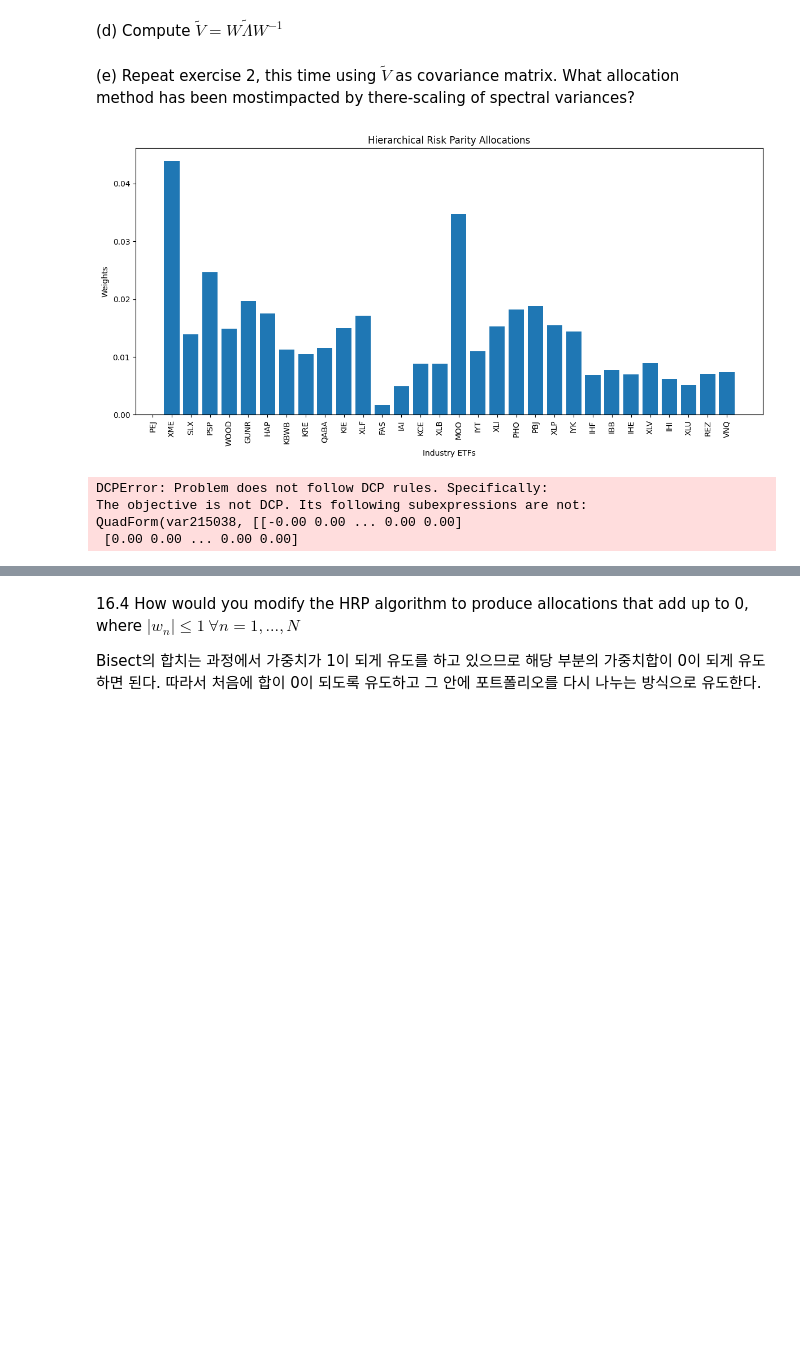
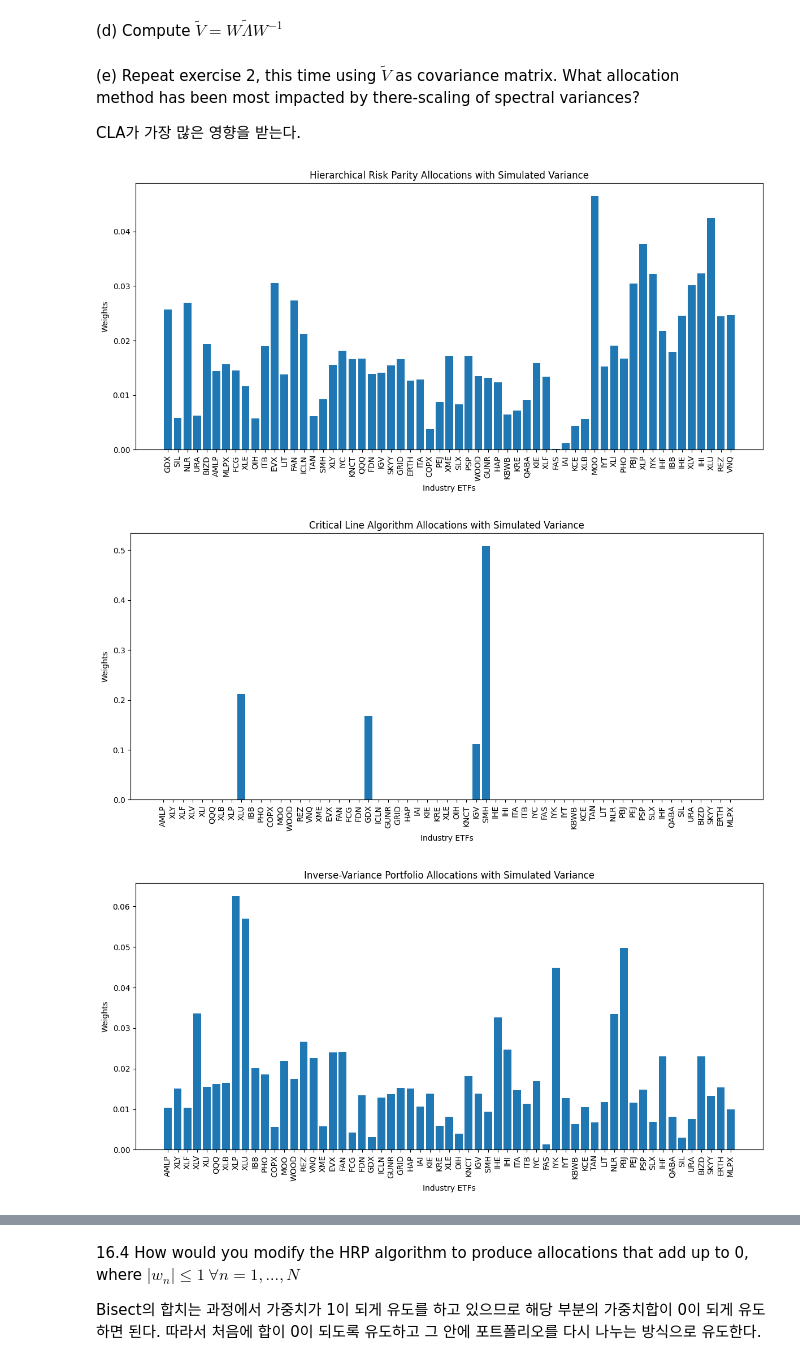
Before and after one commit to Green-grape/AFML, a Jupyter notebook: chapter16/exercise.ipynb, the cells around one changed output, grey strips where cells are left out. Saved outputs shown, nothing was run; the diff lists cells and outputs as text; code cells hidden in the pictures; blank space fills up the shorter version.

```diff
--- a/chapter16/exercise.ipynb
+++ b/chapter16/exercise.ipynb
@@ -108,11 +108,11 @@ def get_recursive_bisection(cov, sort_idx):
 
 
 sort_idx=get_quasi_diagonal_matrix_list(link)
-w=get_recursive_bisection(V, sort_idx)
+w_hrp=get_recursive_bisection(V, sort_idx)
 
 import matplotlib.pyplot as plt
 plt.figure(figsize=(12, 6))
-plt.bar(V.index[w.index], w.values)
+plt.bar(V.index[w_hrp.index], w_hrp.values)
 plt.title("Hierarchical Risk Parity Allocations")
 plt.xlabel("Industry ETFs")
 plt.ylabel("Weights")
@@ -146,8 +146,8 @@ def get_cla_weights(var):
     return w
 
 plt.figure(figsize=(12, 6))
-w= get_cla_weights(V)
-plt.bar(V.index.values, w)
+w_cla= get_cla_weights(V)
+plt.bar(V.index.values, w_cla)
 plt.title("Hierarchical Risk Parity Allocations")
 plt.xlabel("Industry ETFs")
 plt.ylabel("Weights")
@@ -159,11 +159,11 @@ plt.show()
 # %% [markdown]
 (c) Compute the IVP(Inverse-Variance Portfolio) allocations
 # %%
-weights= 1/industry_etf_price.pct_change().dropna().var()
-weights /= weights.sum()  # Normalize weights to sum to 1
+w_ivp= 1/industry_etf_price.pct_change().dropna().var()
+w_ivp /= w_ivp.sum()  # Normalize w_ivp to sum to 1
 
 plt.figure(figsize=(12, 6))
-plt.bar(V.index, weights)
+plt.bar(V.index, w_ivp)
 plt.title("Inverse-Variance Portfolio Allocations")
 plt.xlabel("Industry ETFs")
 plt.ylabel("Weights")
@@ -187,7 +187,7 @@ Eigenvalues:
 # %% [markdown]
 (b) Form an array $\epsilon$ by drawing N random numbers from a U[0,1] distribution.
 # %%
-epsilon=np.random.normal(0, 1, len(V))
+epsilon=np.random.uniform(0, 1, len(V))
 # %% [markdown]
 (c) Form an NxN matrix $\tilde\Lambda$
 where
@@ -203,35 +203,57 @@ simulated_var = pd.DataFrame(simulated_var, index=V.index, columns=V.columns)
 # %% [markdown]
 (e) Repeat exercise 2, this time using $\tilde{V}$
 as covariance matrix. What allocation
-method has been mostimpacted by there-scaling of spectral variances?
+method has been most impacted by there-scaling of spectral variances?
+
+CLA가 가장 많은 영향을 받는다.
 # %%
 # HRP
 sort_idx=get_quasi_diagonal_matrix_list(link)
-w=get_recursive_bisection(simulated_var, sort_idx)
+w_hrp_sim=get_recursive_bisection(simulated_var, sort_idx)
 
 import matplotlib.pyplot as plt
 plt.figure(figsize=(12, 6))
-plt.bar(V.index[w.index], w.values)
-plt.title("Hierarchical Risk Parity Allocations")
+plt.bar(V.index[w_hrp_sim.index], w_hrp_sim.values)
+plt.title("Hierarchical Risk Parity Allocations with Simulated Variance")
 plt.xlabel("Industry ETFs")
 plt.ylabel("Weights")
 plt.xticks(rotation=90)
 plt.tight_layout()
 plt.show()
 
-# CLA(CLA 계산 불가)
-w=get_cla_weights(simulated_var)
+# CLA
+w_cla_sim=get_cla_weights(simulated_var)
 plt.figure(figsize=(12, 6))
-plt.bar(V.index.values, w)
-plt.title("Critical Line Algorithm Allocations")
+plt.bar(V.index.values, w_cla_sim)
+plt.title("Critical Line Algorithm Allocations with Simulated Variance")
 plt.xlabel("Industry ETFs")
 plt.ylabel("Weights")
 plt.xticks(rotation=90)
 plt.tight_layout()
 plt.show()
+
+# IVP
+w_ivp_sim= 1/simulated_var.var()
+w_ivp_sim /= w_ivp_sim.sum()  # Normalize w_ivp_sim to sum to 1
+plt.figure(figsize=(12, 6))
+plt.bar(V.index, w_ivp_sim)
+plt.title("Inverse-Variance Portfolio Allocations with Simulated Variance")
+plt.xlabel("Industry ETFs")
+plt.ylabel("Weights")
+plt.xticks(rotation=90)
+plt.tight_layout()
+plt.show()
+
+# Diff of allocation weights
+plt.figure(figsize=(12, 6))
+weight_diff=[np.mean((w_b-w_f)**2) for w_b, w_f in zip([w_hrp,w_cla, w_ivp], [w_hrp_sim, w_cla_sim, w_ivp_sim])]
+plt.bar(['HRP', 'CLA', 'IVP'], weight_diff)
+plt.title("Difference in Allocation Weights")
+plt.xlabel("Portfolio Method")
+plt.ylabel("Mean Squared Difference")
+plt.tight_layout()
+plt.show()
 # %% [output]
-[figure, old version]
+[figure, new version]
-DCPError: Problem does not follow DCP rules. Specifically:
-The objective is not DCP. Its following subexpressions are not:
-QuadForm(var215038, [[-0.00 0.00 ... 0.00 0.00]
- [0.00 0.00 ... 0.00 0.00]
+[figure, added]
+[figure, added]
```
Also changed, not shown: parts of 2 cells of this notebook.
